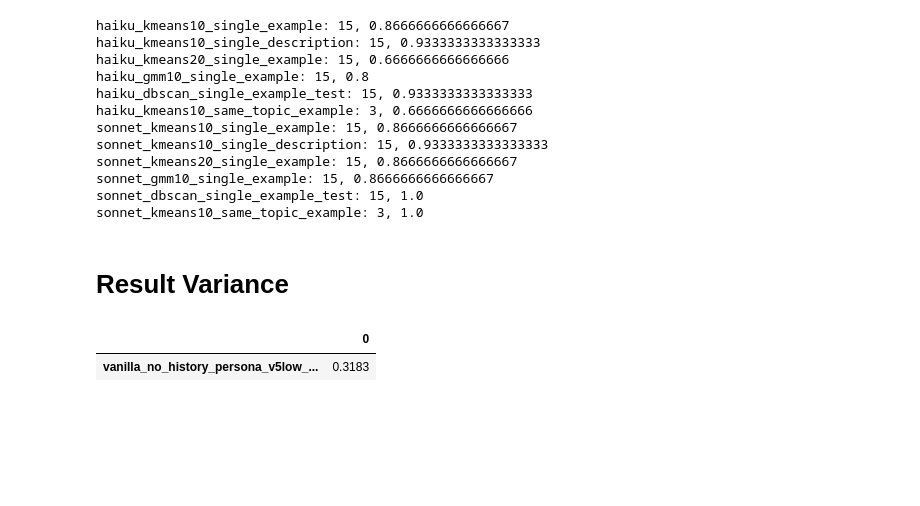
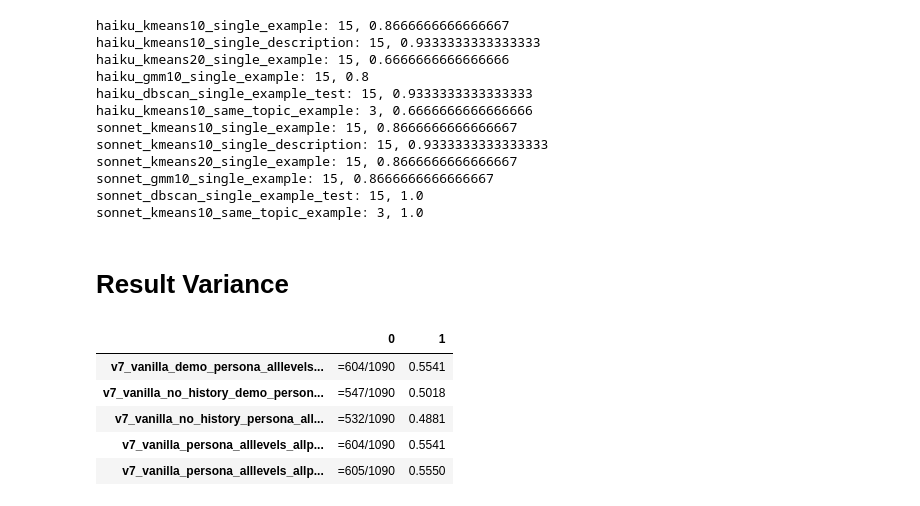
Before and after one commit to liamjxu/pump_code, a Jupyter notebook: pump/metrics.ipynb, the cells around one changed output. Cells and saved outputs as stored; diff of their text form; code cells hidden in the pictures; blank space fills up the shorter version.

```diff
--- a/pump/metrics.ipynb
+++ b/pump/metrics.ipynb
@@ -265,33 +265,36 @@ sonnet_kmeans10_same_topic_example: 3, 1.0
 # %%
 import json
 import os
 import pandas as pd
 
 res = {}
 for filename in os.listdir('opinions_qa/output'):
-    if 'cand' not in filename:
+    if any(_ not in filename for _ in ['v7', '0804']):
         continue
-    # if 'v2' in filename:
-    #     continue
     exp = filename[9:][:-5]
     if exp not in res:
         res[exp] = []
+
     with open(f"opinions_qa/output/{filename}", 'r') as f:
         data = json.load(f)
-    res[exp] = [f"={sum([_['is_correct'] for _ in data])}/{len(data)}"]
-    res[exp] = [f"{sum([_['is_correct'] for _ in data])/len(data):.4f}"]
+    res[exp] = [f"={sum([_['is_correct'] for _ in data])}/{len(data)}", f"{sum([_['is_correct'] for _ in data])/len(data):.4f}"]
+    # res[exp] = [f"{sum([_['is_correct'] for _ in data])/len(data):.4f}"]
 
 import numpy as np
 df = pd.DataFrame(res)
 df = df[sorted(df.columns)]
+
 df = df.transpose()
-
 
 # df['avg'] = df.apply(lambda x: np.mean(x[[0,1,2]]), axis=1)
 # df['var'] = df.apply(lambda x: np.var(x[[0,1,2]]), axis=1)
 # df['std'] = df.apply(lambda x: np.std(x[[0,1,2]]), axis=1)
 
 df
 # %% [output]
-|  | 0 |
-| vanilla_no_history_persona_v5low_... | 0.3183 |
+|  | 0 | 1 |
+| v7_vanilla_demo_persona_alllevels... | =604/1090 | 0.5541 |
+| v7_vanilla_no_history_demo_person... | =547/1090 | 0.5018 |
+| v7_vanilla_no_history_persona_all... | =532/1090 | 0.4881 |
+| v7_vanilla_persona_alllevels_allp... | =604/1090 | 0.5541 |
+| v7_vanilla_persona_alllevels_allp... | =605/1090 | 0.5550 |
```
Also changed, not shown: 9 other files.
